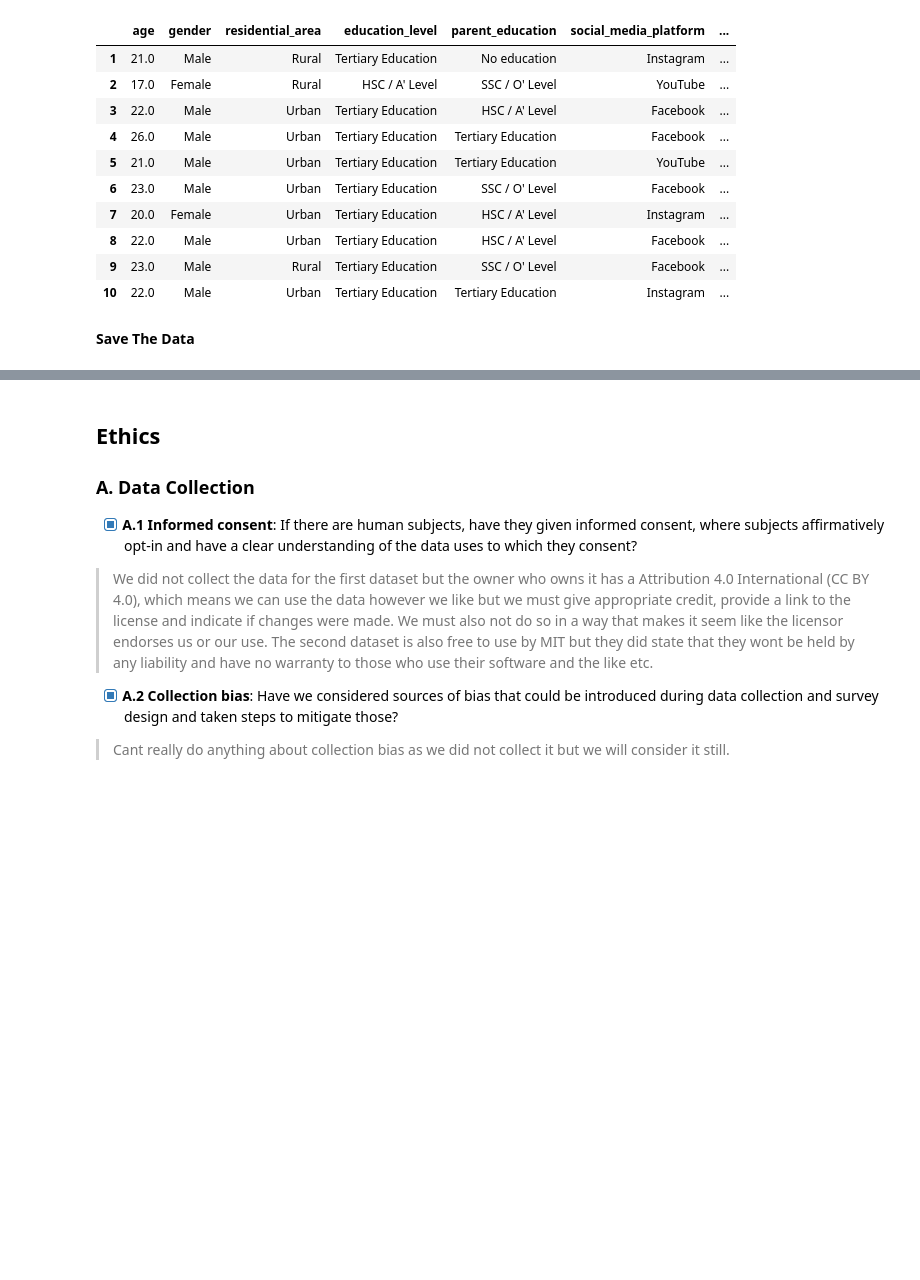
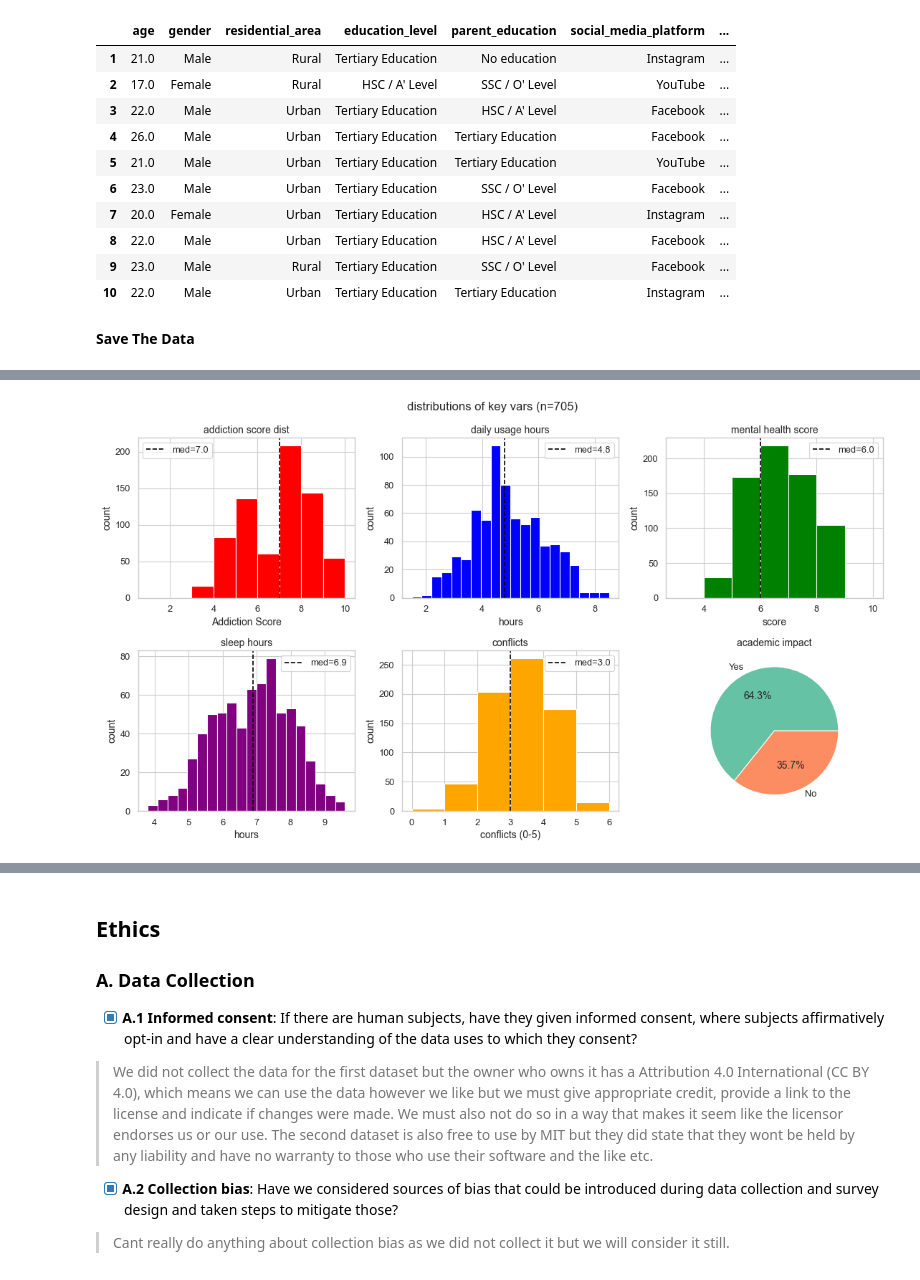
Before and after one commit to COGS108/Group151_WI26, a Jupyter notebook: 02-EDACheckpoint.ipynb, the cells around one changed output, grey strips where cells are left out. Saved outputs shown, nothing was run; the diff lists cells and outputs as text; code cells hidden in the pictures; blank space fills up the shorter version.

```diff
--- a/02-EDACheckpoint.ipynb
+++ b/02-EDACheckpoint.ipynb
@@ -1115,0 +1077,79 @@ Some more words and stuff.  Remember notebooks work best if you interleave the c
+# %%
+import pandas as pd
+import numpy as np
+import matplotlib.pyplot as plt
+import seaborn as sns
+
+# just using default style whatever
+plt.rcParams['figure.dpi'] = 80
+
+# load from raw since processed might not exist yet
+df = pd.read_csv('data/00-raw/social_media_addiction.csv')
+df2 = pd.read_csv('data/00-raw/survey.csv')
+
+# quick cleaning for df1 - same as what we did in the data cleaning section
+df = df.drop(columns=['Student_ID'])
+df['Affects_Academic_Performance'] = df['Affects_Academic_Performance'].map({'Yes': 1, 'No': 0})
+for col in ['Gender', 'Academic_Level', 'Country', 'Most_Used_Platform', 'Relationship_Status']:
+    df[col] = df[col].astype('category')
+
+print(f'dataset 1 has {df.shape[0]} rows and {df.shape[1]} cols')
+print(f'dataset 2 has {df2.shape[0]} rows and {df2.shape[1]} cols')
+
+# making distribution plots
+fig, axes = plt.subplots(2, 3, figsize=(14, 8))
+
+# addiction score
+axes[0, 0].hist(df['Addicted_Score'], bins=range(1, 11), color='red')
+axes[0, 0].set_title('addiction score dist')
+axes[0, 0].set_xlabel('Addiction Score')
+axes[0, 0].set_ylabel('count')
+axes[0, 0].axvline(df['Addicted_Score'].median(), color='black', ls='--',
+                    label=f"med={df['Addicted_Score'].median()}")
+axes[0, 0].legend()
+
+#daily usage hours
+axes[0, 1].hist(df['Avg_Daily_Usage_Hours'], bins=20, color='blue')
+axes[0, 1].set_title('daily usage hours')
+axes[0, 1].set_xlabel('hours')
+axes[0, 1].set_ylabel('count')
+axes[0, 1].axvline(df['Avg_Daily_Usage_Hours'].median(), color='black', ls='--',
+                    label=f"med={df['Avg_Daily_Usage_Hours'].median():.1f}")
+axes[0, 1].legend()
+
+# mental health
+axes[0, 2].hist(df['Mental_Health_Score'], bins=range(3, 11), color='green')
+axes[0, 2].set_title('mental health score')
+axes[0, 2].set_xlabel('score')
+axes[0, 2].set_ylabel('count')
+axes[0, 2].axvline(df['Mental_Health_Score'].median(), color='black', ls='--',
+                    label=f"med={df['Mental_Health_Score'].median()}")
+axes[0, 2].legend()
+
+#sleep
+axes[1, 0].hist(df['Sleep_Hours_Per_Night'], bins=20, color='purple')
+axes[1, 0].set_title('sleep hours')
+axes[1, 0].set_xlabel('hours')
+axes[1, 0].set_ylabel('count')
+axes[1, 0].axvline(df['Sleep_Hours_Per_Night'].median(), color='black', ls='--',
+                    label=f"med={df['Sleep_Hours_Per_Night'].median():.1f}")
+axes[1, 0].legend()
+
+#conflicts
+axes[1, 1].hist(df['Conflicts_Over_Social_Media'], bins=range(0, 7), color='orange')
+axes[1, 1].set_title('conflicts')
+axes[1, 1].set_xlabel('conflicts (0-5)')
+axes[1, 1].set_ylabel('count')
+axes[1, 1].axvline(df['Conflicts_Over_Social_Media'].median(), color='black', ls='--',
+                    label=f"med={df['Conflicts_Over_Social_Media'].median()}")
+axes[1, 1].legend()
+
+# pie chart for academic performance
+acad_counts = df['Affects_Academic_Performance'].value_counts()
+axes[1, 2].pie(acad_counts.values, labels=['Yes', 'No'], autopct='%1.1f%%')
+axes[1, 2].set_title('academic impact')
+
+fig.suptitle('distributions of key vars (n=705)')
+plt.tight_layout()
+plt.show()
+# %% [output]
@@ -1115,0 +1158 @@ Some more words and stuff.  Remember notebooks work best if you interleave the c
+[figure, added]
```
Also changed, not shown: parts of 21 cells of this notebook.
